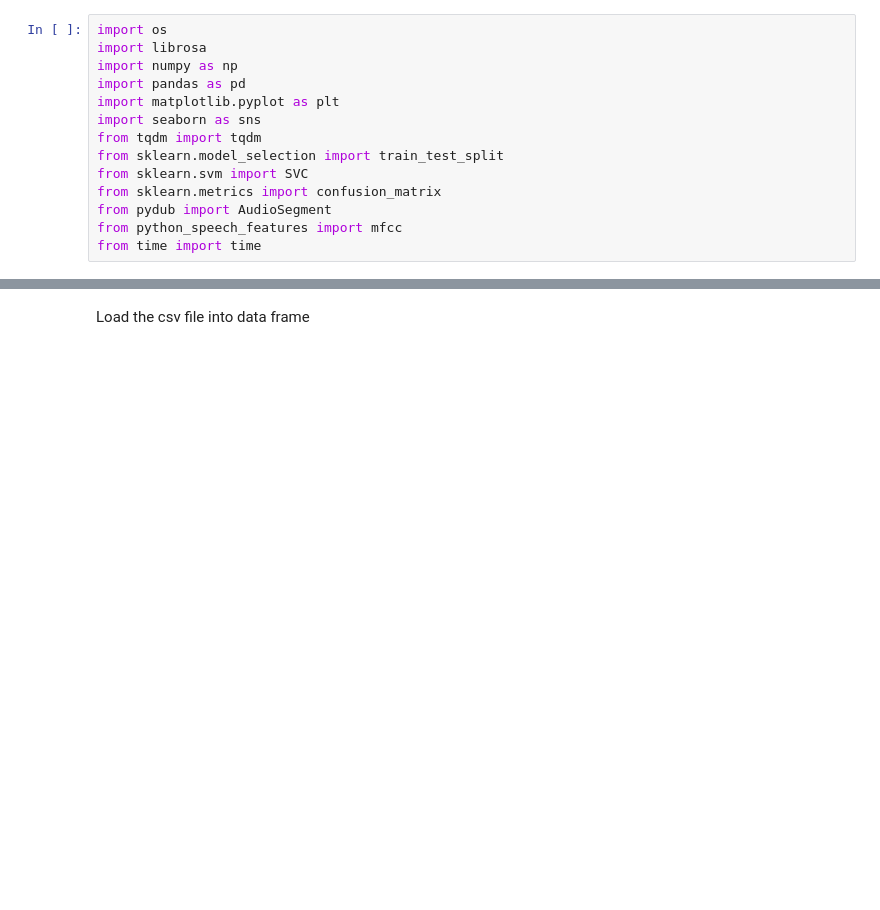
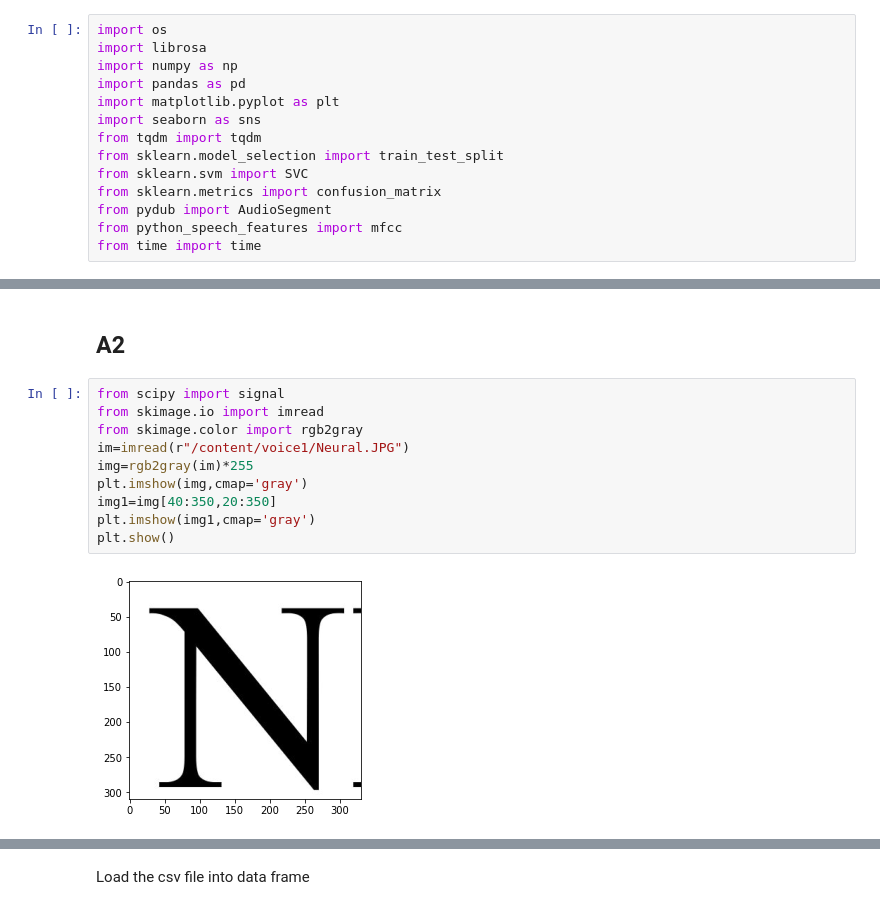
Before and after one commit to nitinsaimajji/Gender-Recognition-By-Voice, a Jupyter notebook: voice_detection_update.ipynb, the cells around one changed output, grey strips where cells are left out. Cells and saved outputs as stored; diff of their text form; blank space fills up the shorter version.

```diff
--- a/voice_detection_update.ipynb
+++ b/voice_detection_update.ipynb
@@ -34,0 +68,14 @@ from time import time
+# %% [markdown]
+## A2
+# %%
+from scipy import signal
+from skimage.io import imread
+from skimage.color import rgb2gray
+im=imread(r"/content/voice1/Neural.JPG")
+img=rgb2gray(im)*255
+plt.imshow(img,cmap='gray')
+img1=img[40:350,20:350]
+plt.imshow(img1,cmap='gray')
+plt.show()
+# %% [output]
+[figure, added]
```
Also changed, not shown: parts of 57 cells of this notebook.
